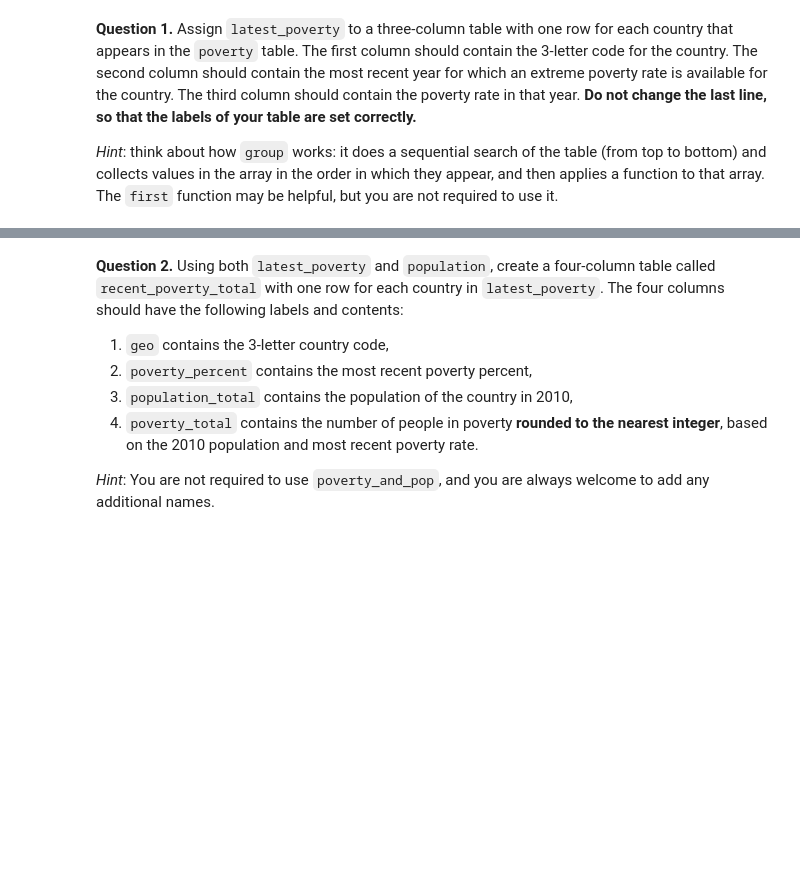
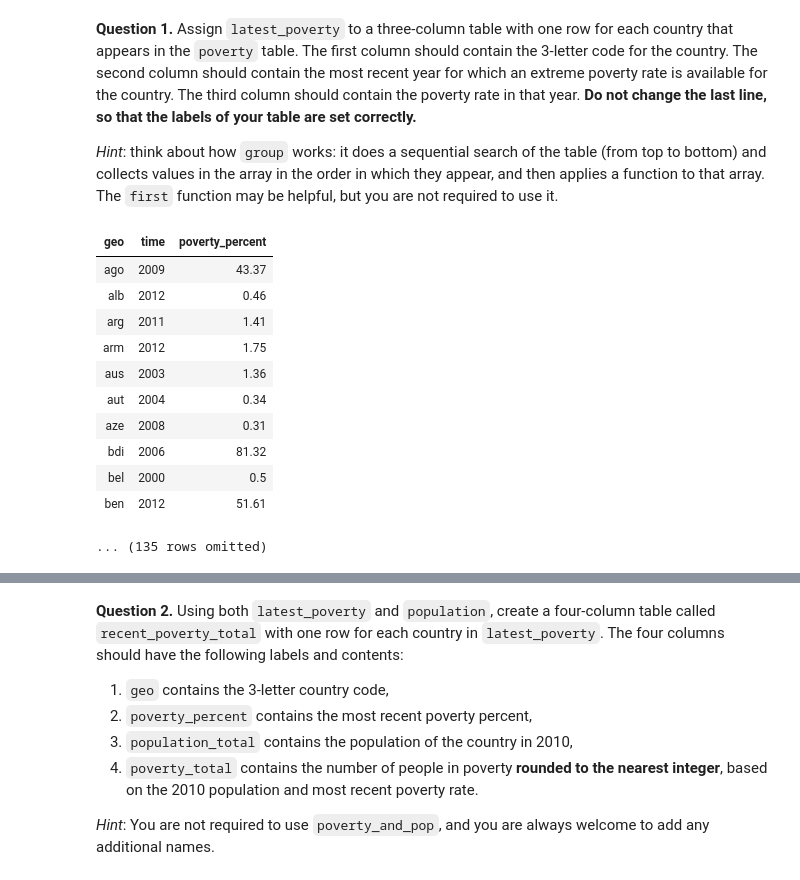
Before and after one commit to Lhoffar/26-intro-solo, a Jupyter notebook: Project 1/project1.ipynb, the cells around one changed output, grey strips where cells are left out. Cells and saved outputs as stored; diff of their text form; code cells hidden in the pictures; blank space fills up the shorter version.

```diff
--- a/Project 1/project1.ipynb
+++ b/Project 1/project1.ipynb
@@ -505,9 +619,22 @@ poverty.show(3)
 # %%
 def first(values):
     return values.item(0)
 
-latest_poverty = ...
-latest_poverty = latest_poverty.relabeled(0, 'geo').relabeled(1, 'time').relabeled(2, 'poverty_percent') # You should *not* change this line.
+latest_poverty = poverty.sort('time', descending=True).group('geo', first)
+latest_poverty = latest_poverty.relabeled(0, 'geo').relabeled(1, 'time').relabeled(2, 'poverty_percent')
 latest_poverty
+# %% [output]
+| geo | time | poverty_percent |
+| ago | 2009 | 43.37 |
+| alb | 2012 | 0.46 |
+| arg | 2011 | 1.41 |
+| arm | 2012 | 1.75 |
+| aus | 2003 | 1.36 |
+| aut | 2004 | 0.34 |
+| aze | 2008 | 0.31 |
+| bdi | 2006 | 81.32 |
+| bel | 2000 | 0.5 |
+| ben | 2012 | 51.61 |
+... (135 rows omitted)
 # %%
 grader.check("q2_1")
```
Also changed, not shown: parts of 46 cells of this notebook, 1 other file.
